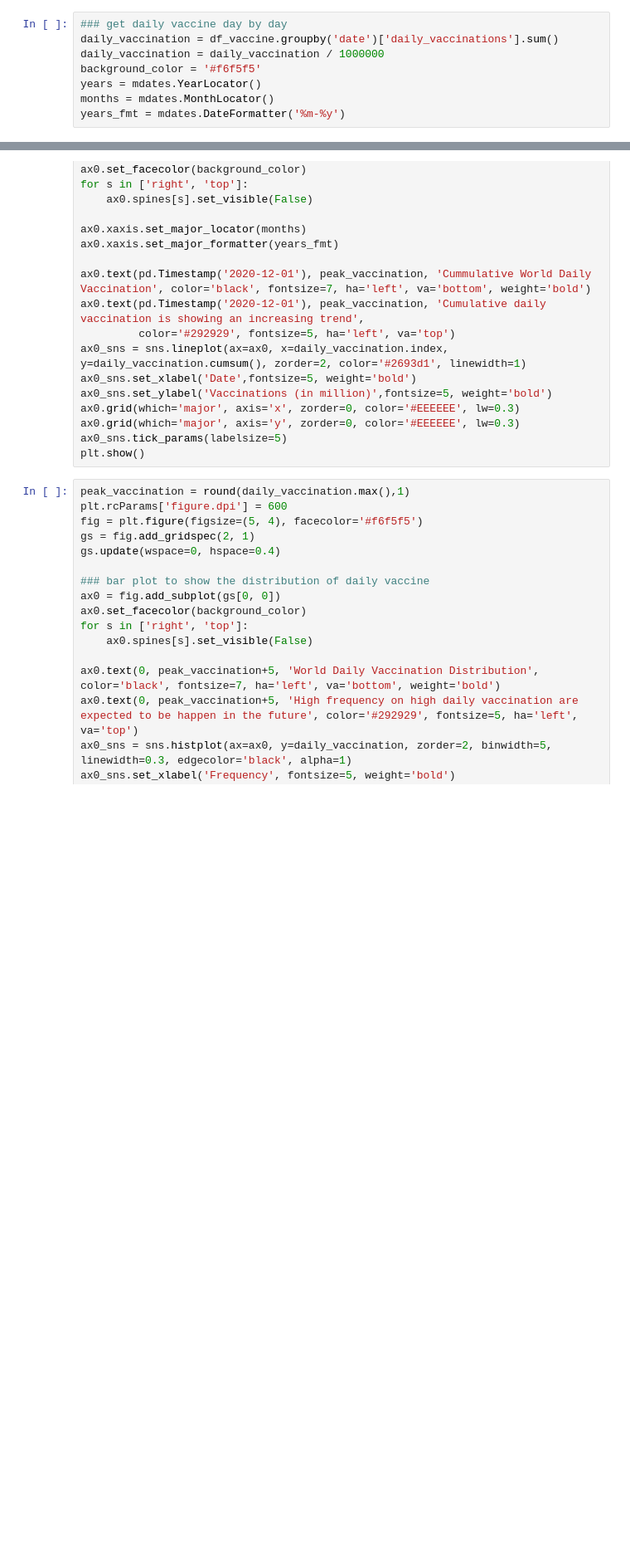
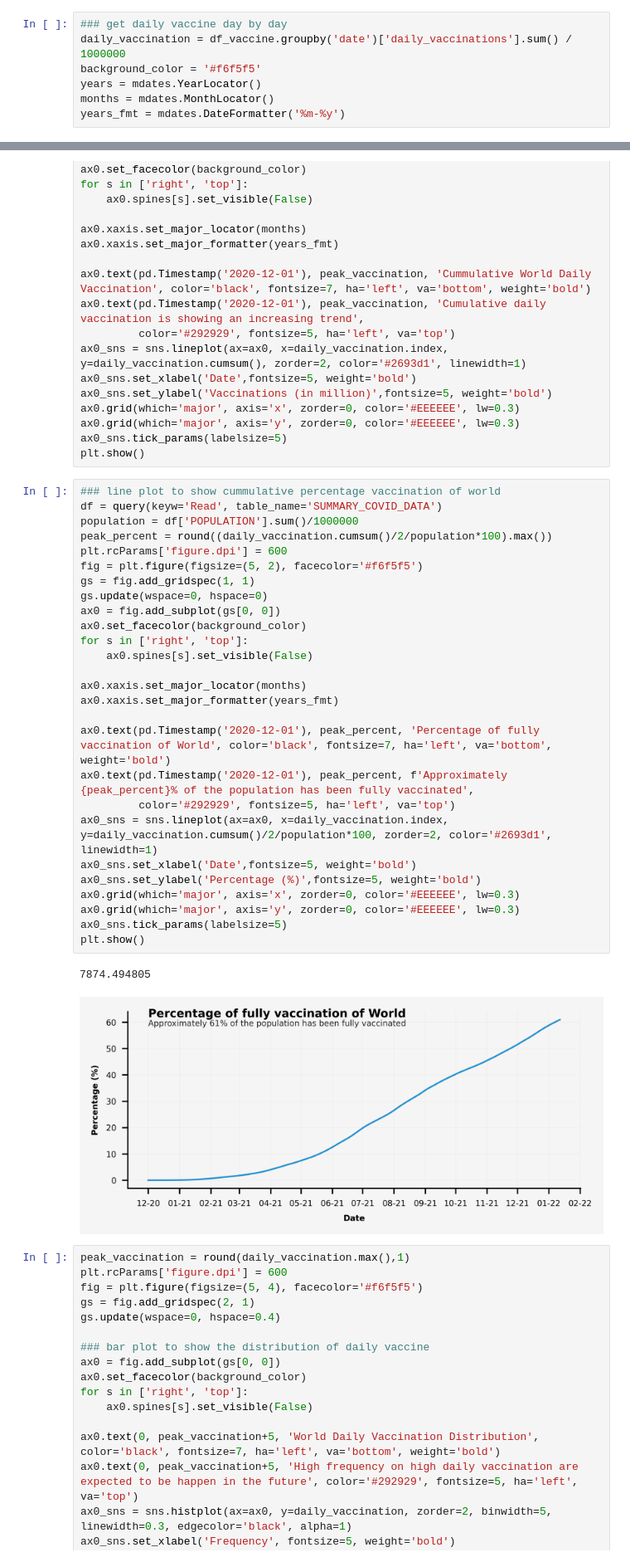
Before and after one commit to tanduy2407/Covid-19, a Jupyter notebook: chart_vaccine.ipynb, the cells around one changed output, grey strips where cells are left out. Shown at 83% size. Drawn from its saved outputs; the diff is of its cells as text; blank space fills up the shorter version.

```diff
--- a/chart_vaccine.ipynb
+++ b/chart_vaccine.ipynb
@@ -284,8 +286,7 @@ for p in ax0.patches:
 plt.show()
 # %%
 ### get daily vaccine day by day
-daily_vaccination = df_vaccine.groupby('date')['daily_vaccinations'].sum()
-daily_vaccination = daily_vaccination / 1000000
+daily_vaccination = df_vaccine.groupby('date')['daily_vaccinations'].sum() / 1000000
 background_color = '#f6f5f5'
 years = mdates.YearLocator()
 months = mdates.MonthLocator()
@@ -341,6 +342,36 @@ ax0.grid(which='major', axis='x', zorder=0, color='#EEEEEE', lw=0.3)
 ax0.grid(which='major', axis='y', zorder=0, color='#EEEEEE', lw=0.3)
 ax0_sns.tick_params(labelsize=5)
 plt.show()
+# %%
+### line plot to show cummulative percentage vaccination of world
+df = query(keyw='Read', table_name='SUMMARY_COVID_DATA')
+population = df['POPULATION'].sum()/1000000
+peak_percent = round((daily_vaccination.cumsum()/2/population*100).max())
+plt.rcParams['figure.dpi'] = 600
+fig = plt.figure(figsize=(5, 2), facecolor='#f6f5f5')
+gs = fig.add_gridspec(1, 1)
+gs.update(wspace=0, hspace=0)
+ax0 = fig.add_subplot(gs[0, 0])
+ax0.set_facecolor(background_color)
+for s in ['right', 'top']:
+    ax0.spines[s].set_visible(False)
+
+ax0.xaxis.set_major_locator(months)
+ax0.xaxis.set_major_formatter(years_fmt)
+
+ax0.text(pd.Timestamp('2020-12-01'), peak_percent, 'Percentage of fully vaccination of World', color='black', fontsize=7, ha='left', va='bottom', weight='bold')
+ax0.text(pd.Timestamp('2020-12-01'), peak_percent, f'Approximately {peak_percent}% of the population has been fully vaccinated',
+         color='#292929', fontsize=5, ha='left', va='top')
+ax0_sns = sns.lineplot(ax=ax0, x=daily_vaccination.index, y=daily_vaccination.cumsum()/2/population*100, zorder=2, color='#2693d1', linewidth=1)
+ax0_sns.set_xlabel('Date',fontsize=5, weight='bold')
+ax0_sns.set_ylabel('Percentage (%)',fontsize=5, weight='bold')
+ax0.grid(which='major', axis='x', zorder=0, color='#EEEEEE', lw=0.3)
+ax0.grid(which='major', axis='y', zorder=0, color='#EEEEEE', lw=0.3)
+ax0_sns.tick_params(labelsize=5)
+plt.show()
+# %% [output]
+7874.494805
+[figure, added]
 # %%
 peak_vaccination = round(daily_vaccination.max(),1)
 plt.rcParams['figure.dpi'] = 600
```
Also changed, not shown: parts of 4 cells of this notebook, 3 other files.
